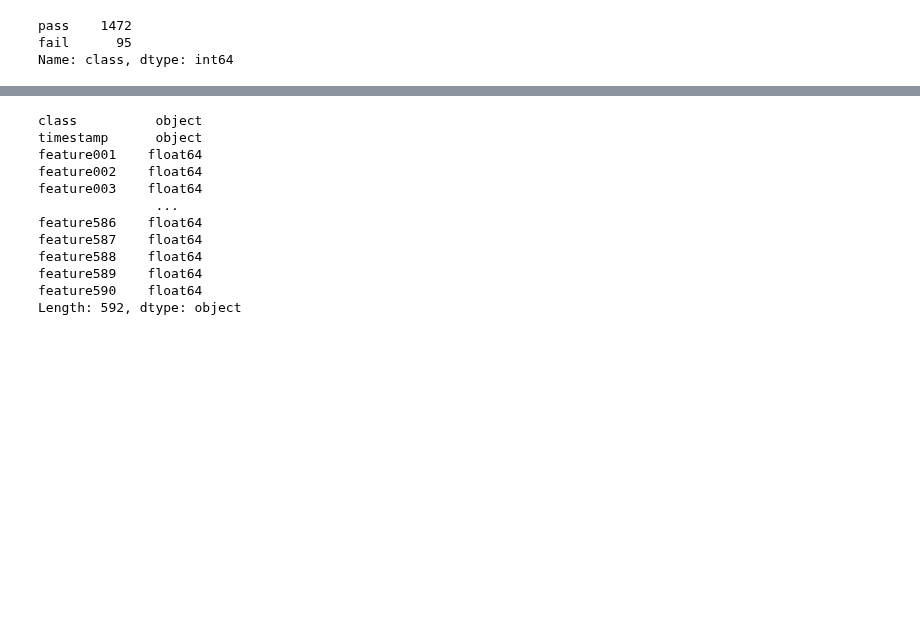
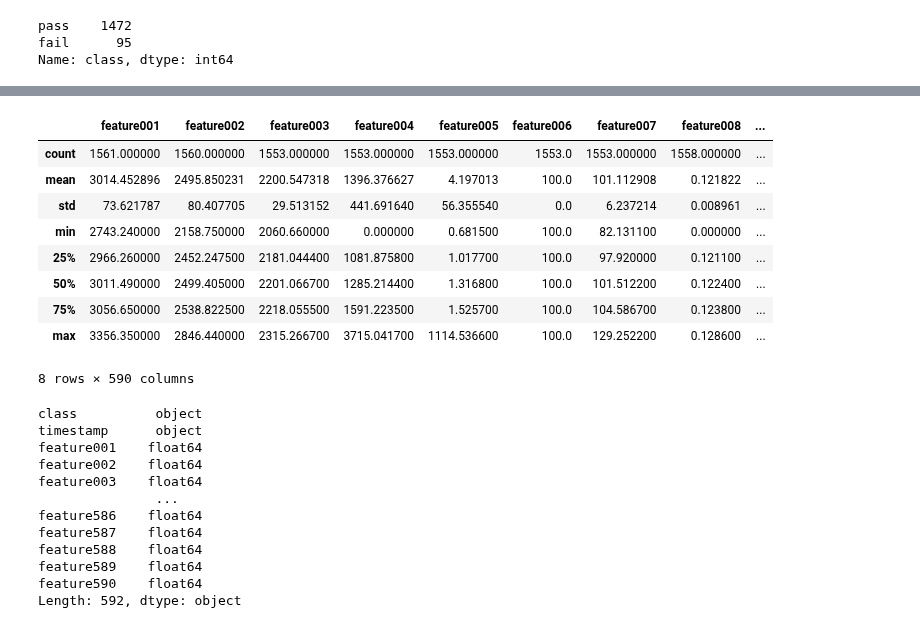
Before and after one commit to Landschy/datamining-htw, a Jupyter notebook: scripts/Unified.ipynb, the cells around one changed output, grey strips where cells are left out. Saved outputs shown, nothing was run; the diff lists cells and outputs as text; code cells hidden in the pictures; blank space fills up the shorter version.

```diff
--- a/scripts/Unified.ipynb
+++ b/scripts/Unified.ipynb
@@ -113,3 +104,16 @@ Name: class, dtype: int64
+# %%
+df.describe()
+# %% [output]
+|  | feature001 | feature002 | feature003 | feature004 | feature005 | feature006 | feature007 | feature008 | ... |
+| count | 1561.000000 | 1560.000000 | 1553.000000 | 1553.000000 | 1553.000000 | 1553.0 | 1553.000000 | 1558.000000 | ... |
+| mean | 3014.452896 | 2495.850231 | 2200.547318 | 1396.376627 | 4.197013 | 100.0 | 101.112908 | 0.121822 | ... |
+| std | 73.621787 | 80.407705 | 29.513152 | 441.691640 | 56.355540 | 0.0 | 6.237214 | 0.008961 | ... |
+| min | 2743.240000 | 2158.750000 | 2060.660000 | 0.000000 | 0.681500 | 100.0 | 82.131100 | 0.000000 | ... |
+| 25% | 2966.260000 | 2452.247500 | 2181.044400 | 1081.875800 | 1.017700 | 100.0 | 97.920000 | 0.121100 | ... |
+| 50% | 3011.490000 | 2499.405000 | 2201.066700 | 1285.214400 | 1.316800 | 100.0 | 101.512200 | 0.122400 | ... |
+| 75% | 3056.650000 | 2538.822500 | 2218.055500 | 1591.223500 | 1.525700 | 100.0 | 104.586700 | 0.123800 | ... |
+| max | 3356.350000 | 2846.440000 | 2315.266700 | 3715.041700 | 1114.536600 | 100.0 | 129.252200 | 0.128600 | ... |
+8 rows × 590 columns
 # %%
 df.dtypes
 # %% [output]
```
Also changed, not shown: parts of 3 cells of this notebook.
